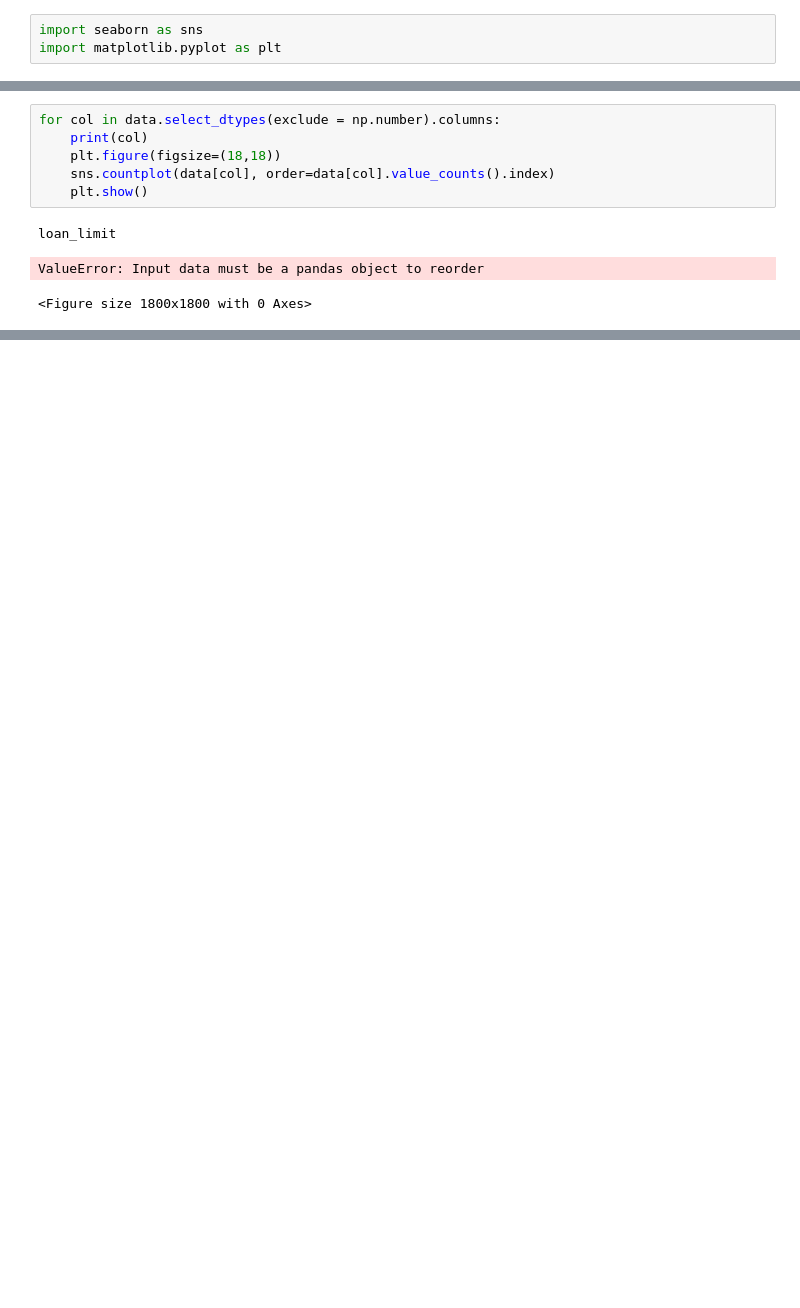
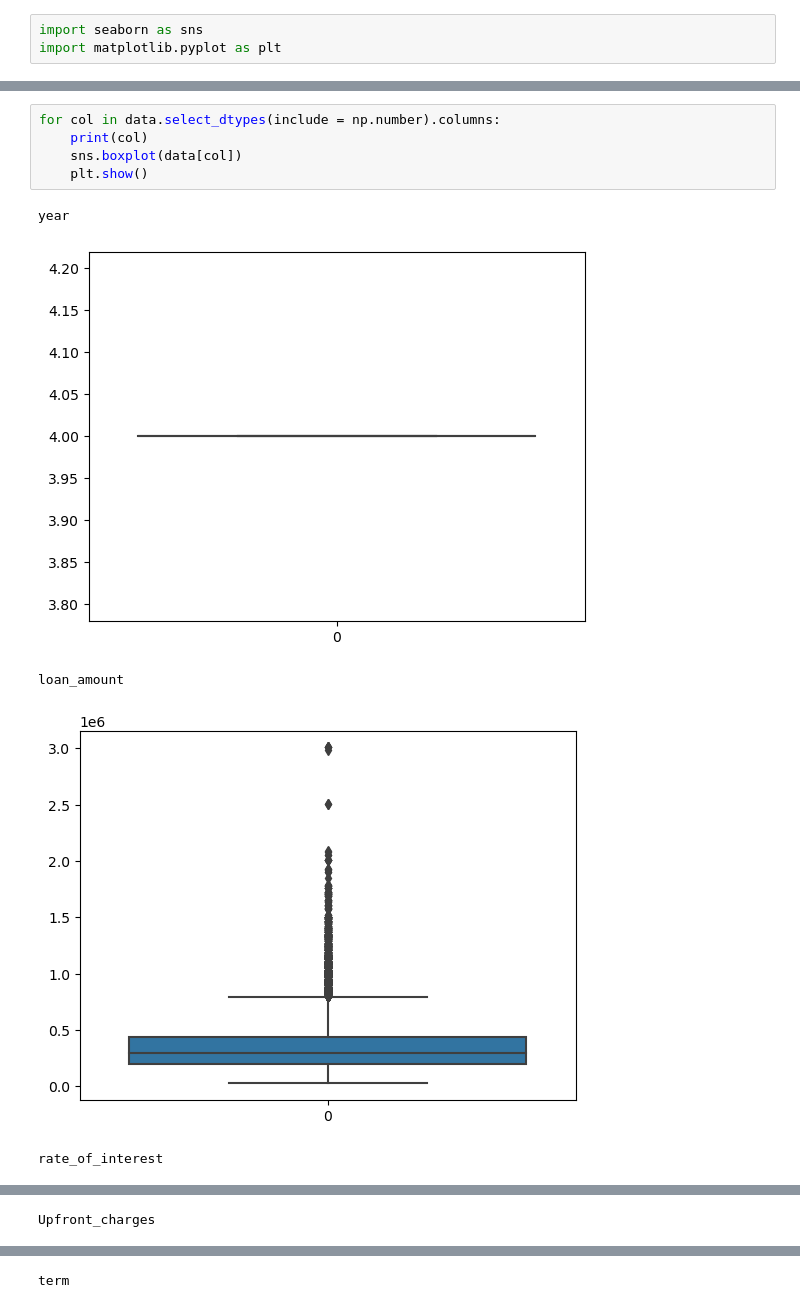
Before and after one commit to Janani-Jayavel/DataScience_Project_Works, a Jupyter notebook: Loan_default.ipynb, the cells around one changed output, grey strips where cells are left out. Cells and saved outputs as stored; diff of their text form; blank space fills up the shorter version.

```diff
--- a/Loan_default.ipynb
+++ b/Loan_default.ipynb
@@ -552,10 +636,11 @@ sns.histplot(data['term'])
 # %%
-for col in data.select_dtypes(exclude = np.number).columns:
+for col in data.select_dtypes(include = np.number).columns:
     print(col)
-    plt.figure(figsize=(18,18))
-    sns.countplot(data[col], order=data[col].value_counts().index)
+    sns.boxplot(data[col])
     plt.show()
 # %% [output]
-loan_limit
+year
+[figure, added]
-ValueError: Input data must be a pandas object to reorder
+loan_amount
+[figure, added]
-<Figure size 1800x1800 with 0 Axes>
+rate_of_interest
@@ -561,0 +648 @@ ValueError: Input data must be a pandas object to reorder
+Upfront_charges
@@ -561,0 +650 @@ ValueError: Input data must be a pandas object to reorder
+term
```
Also changed, not shown: parts of 47 cells of this notebook.
